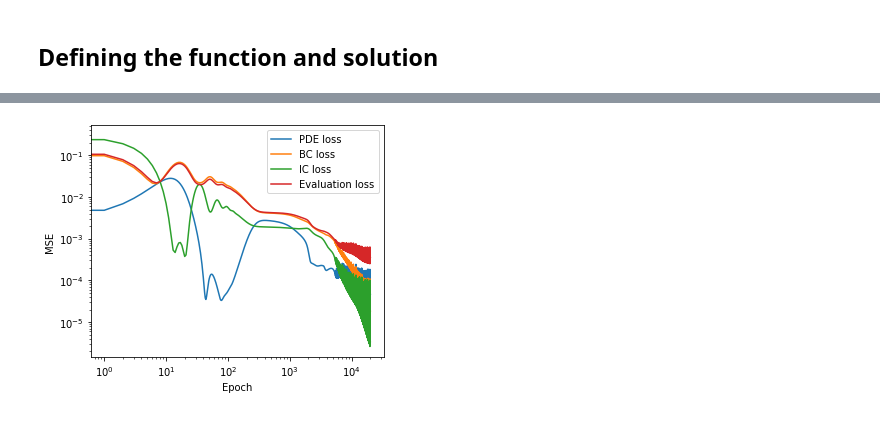
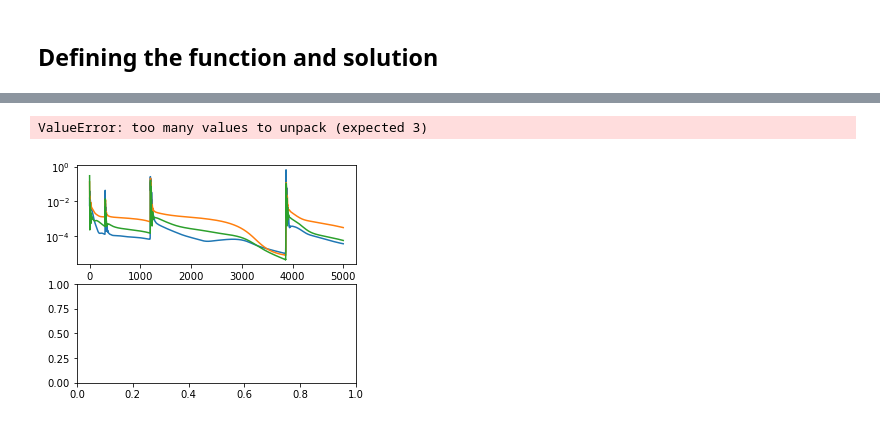
Before and after one commit to runehoejlund/deep-learning-pinn, a Jupyter notebook: PINN-IVP-PDE-NL.ipynb, the cells around one changed output, grey strips where cells are left out. Drawn from its saved outputs; the diff is of its cells as text; code cells hidden in the pictures.

Commit message:
Added lambda to loss function

```diff
--- a/PINN-IVP-PDE-NL.ipynb
+++ b/PINN-IVP-PDE-NL.ipynb
@@ -116,14 +135,15 @@ class Net(nn.Module):
 # %%
 loss = []
 loss_data = []
+lam = []
 loss_epochs = []
-epochs = 20000
-xi, ti = torch.meshgrid(torch.linspace(0,1,101, requires_grad=True), torch.linspace(0,1,101, requires_grad=True))
-xi, ti = xi.reshape(-1, 1), ti.reshape(-1, 1)
+epochs = 5000
 net = Net(N_in=2, N_out=1, N_hid=100)
 for e in range(epochs):
-    loss.append(net.step(x, t, x_b, t_b, u_b, x_i, t_i, u_i))
-    loss_data.append(eval_net(net, u_, xi, ti))
-    if e%1000 == 0:
-        print('Epoch: {:d}. Data loss: {:.2f}'.format(e, loss_data[-1]))
+    _loss, _lam = net.step(x, t, x_b, t_b, u_b, x_i, t_i, u_i)
+    loss.append(_loss)
+    lam.append(_lam)
+    loss_data.append(eval_net(net, u_, x, t))
+    if (e-1)%200 == 0:
+        print('Epoch: {:d}. log Data loss: {:.2f}. log training loss: {:.2f}'.format(e-1, torch.log(loss_data[-1]), torch.log(sum(loss[-1]))))
 # %% [output]
@@ -150,16 +167,24 @@ Epoch: 19000. Data loss: 0.00
 # %%
-fig, ax = plt.subplots(figsize=(5,4))
-ax.semilogy([pde.detach() for pde, bc, ic in loss], label='PDE loss')
-ax.semilogy([bc.detach() for pde, bc, ic in loss], label='BC loss')
-ax.semilogy([ic.detach() for pde, bc, ic in loss], label='IC loss')
-ax.loglog(loss_data, label='Evaluation loss')
-ax.legend()
-ax.set_ylabel('MSE')
-ax.set_xlabel('Epoch')
+fig, ax = plt.subplots(2, 1, figsize=(5,4))
+ax[0].semilogy([pde for pde, bc, ic in loss], label='PDE loss')
+ax[0].semilogy([bc for pde, bc, ic in loss], label='BC loss')
+ax[0].semilogy([ic for pde, bc, ic in loss], label='IC loss')
+
+ax[1].semilogy([pde for pde, bc, ic in lam], label='PDE lam')
+ax[1].semilogy([bc for pde, bc, ic in lam], label='BC lam')
+ax[1].semilogy([ic for pde, bc, ic in lam], label='IC lam')
+#ax.semilogy(loss_data, label='Evaluation loss')
+ax[0].legend()
+ax[1].legend()
+ax[0].set_ylabel('MSE')
+ax[0].set_xlabel('Epoch')
+ax[0].set_ylabel('Lambda')
+ax[0].set_xlabel('Epoch')
 fig.tight_layout()
-fig.savefig('./figs/IVP_PDE_NL_loss.png', dpi=600)
+fig.savefig('./figs/IVP_PDE_NL_loss_with_lambda.png', dpi=600)
 # %% [output]
+ValueError: too many values to unpack (expected 3)
-[figure, old version]
+[figure, new version]
 # %%
 ## Evaluate network
 fig, axs = plt.subplots(1,3,figsize=(9,2.5))
```
Also changed, not shown: parts of 6 cells of this notebook, 6 other files.
